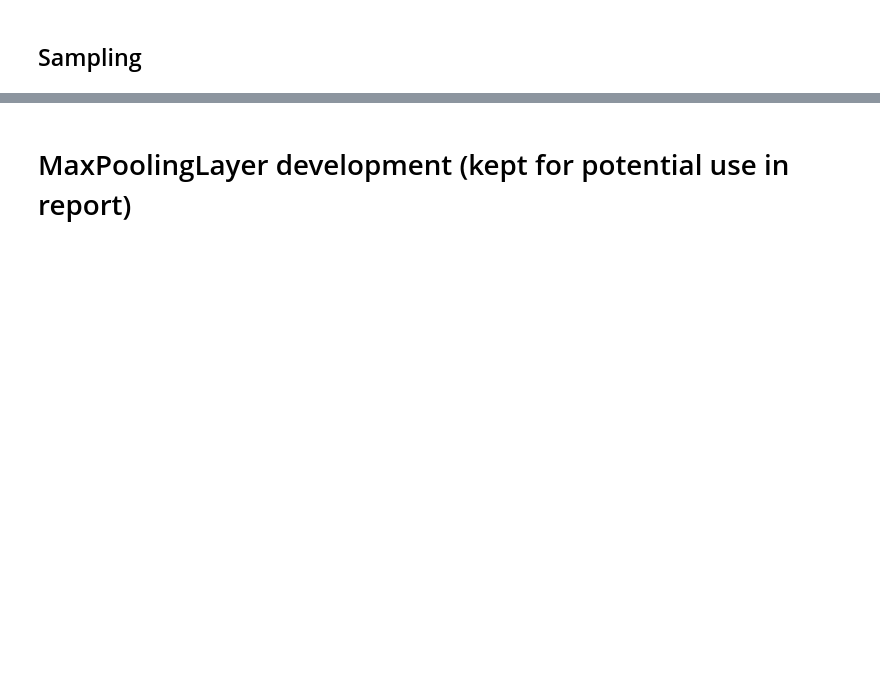
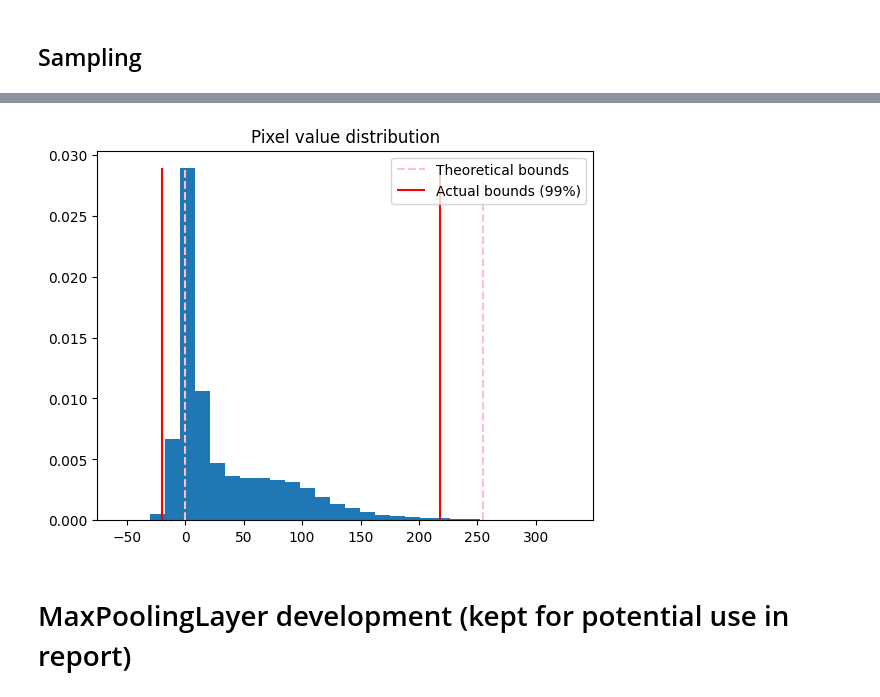
Before and after one commit to xiaoxiae/SurVAE-replication, a Jupyter notebook: maxpooling.ipynb, the cells around one changed output, grey strips where cells are left out. Cells and saved outputs as stored; diff of their text form; code cells hidden in the pictures; blank space fills up the shorter version.

```diff
--- a/maxpooling.ipynb
+++ b/maxpooling.ipynb
@@ -175,3 +213,20 @@ plt.show()
+# %%
+X_hist, bins = np.histogram(X_hat.flatten(), bins=30, density=True)
+# %%
+bins_centered = (bins[1:] + bins[:-1]) / 2
+bin_width = bins[1] - bins[0]
+
+x_05, x_95 = X_hat.quantile(torch.tensor([0.005, 0.995]).cpu())
+# %%
+plt.bar(bins_centered, X_hist, bin_width)
+plt.vlines([0, 255], 0, X_hist.max(), color='pink', linestyles='--', label='Theoretical bounds')
+plt.vlines([x_05, x_95], 0, X_hist.max(), color='red', label='Actual bounds (99%)')
+
+plt.legend()
+plt.title("Pixel value distribution")
+plt.show()
+# %% [output]
+[figure, added]
 # %% [markdown]
 # MaxPoolingLayer development (kept for potential use in report)
 # %%
```
Also changed, not shown: parts of 13 cells of this notebook, 7 other files.
